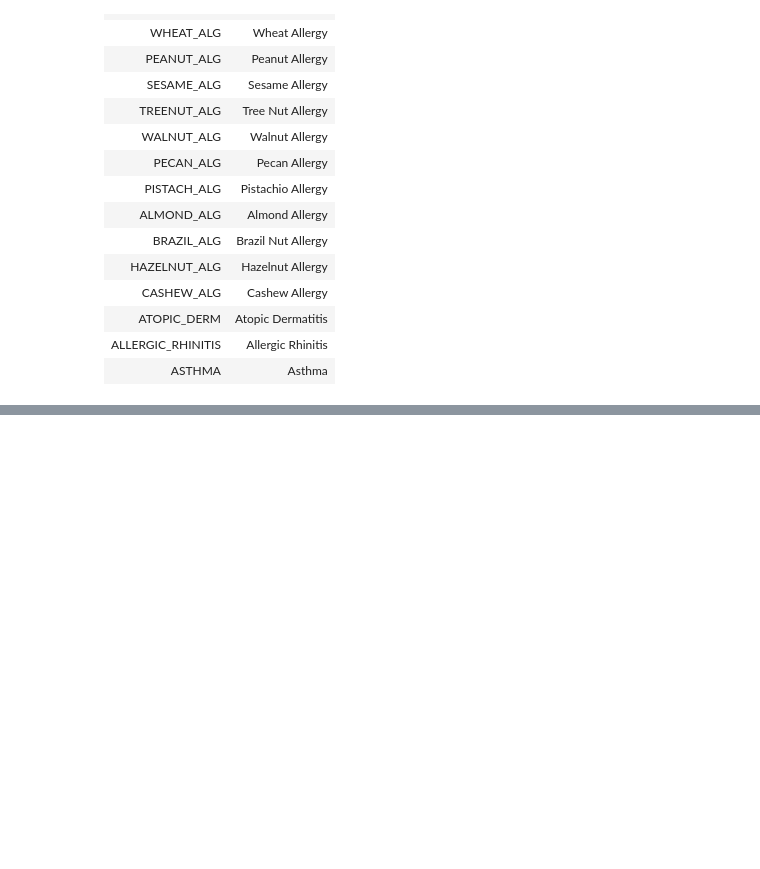
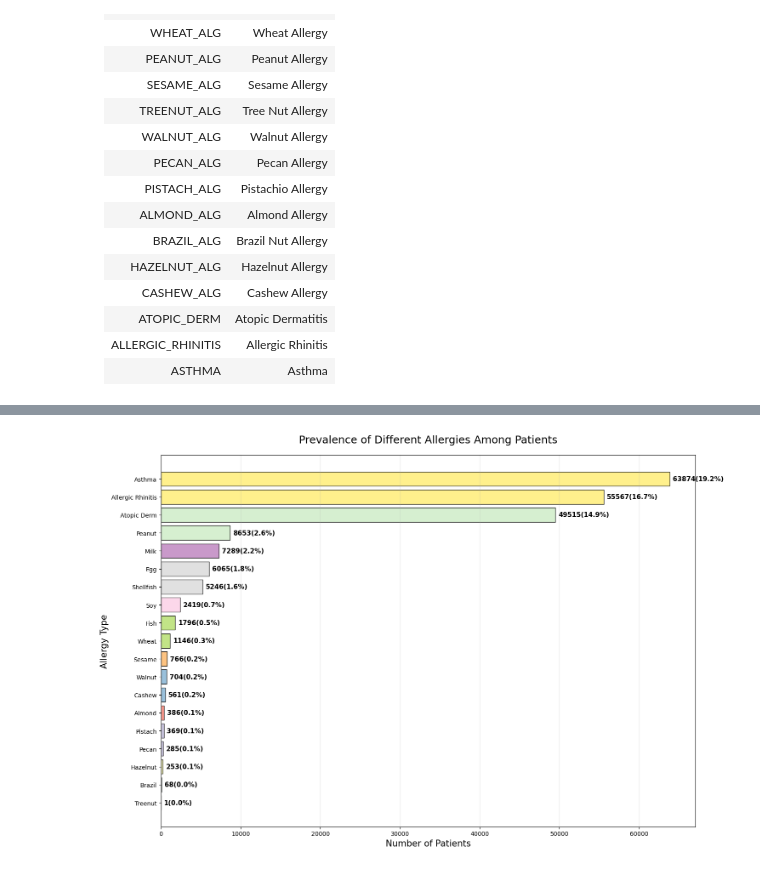
Before and after one commit to AlexHuc/food-allergy-analysis, a Jupyter notebook: notebook.ipynb, the cells around one changed output, grey strips where cells are left out. Drawn from its saved outputs; the diff is of its cells as text; code cells hidden in the pictures; blank space fills up the shorter version.

```diff
--- a/notebook.ipynb
+++ b/notebook.ipynb
@@ -501,0 +560,38 @@ There are 19 types of allergies in this study
+# %%
+# Plot for Most Common Allergies
+plt.figure(figsize=(15, 10))
+
+# Calculate allergy prevalence
+allergy_counts = df[allergy_bool_columns].sum().sort_values(ascending=True)
+allergy_percentages = (allergy_counts / len(df) * 100).round(1)
+
+# Create horizontal bar plot
+colors = plt.cm.Set3(np.linspace(0, 1, len(allergy_counts)))
+bars = plt.barh(range(len(allergy_counts)), allergy_counts, color=colors, edgecolor='black', alpha=0.8)
+
+# Customize the plot
+plt.title('Prevalence of Different Allergies Among Patients', fontsize=18, pad=20)
+plt.xlabel('Number of Patients', fontsize=15)
+plt.ylabel('Allergy Type', fontsize=15)
+
+# Set y-axis labels with cleaner names
+clean_labels = []
+for col in allergy_counts.index:
+    if 'ALG' in col:
+        clean_name = col.replace('_ALG', '').replace('_', ' ').title()
+    else:
+        clean_name = col.replace('_', ' ').title()
+    clean_labels.append(clean_name)
+
+plt.yticks(range(len(allergy_counts)), clean_labels)
+
+# Add count and percentage labels on bars
+for i, (count, percentage) in enumerate(zip(allergy_counts, allergy_percentages)):
+    plt.text(count + len(df)*0.0011, i, f'{count}({percentage}%)',
+             va='center', fontsize=11, fontweight='bold')
+
+plt.grid(axis='x', alpha=0.3)
+plt.tight_layout()
+plt.show()
+# %% [output]
+[figure, added]
```
Also changed, not shown: parts of 6 cells of this notebook.
